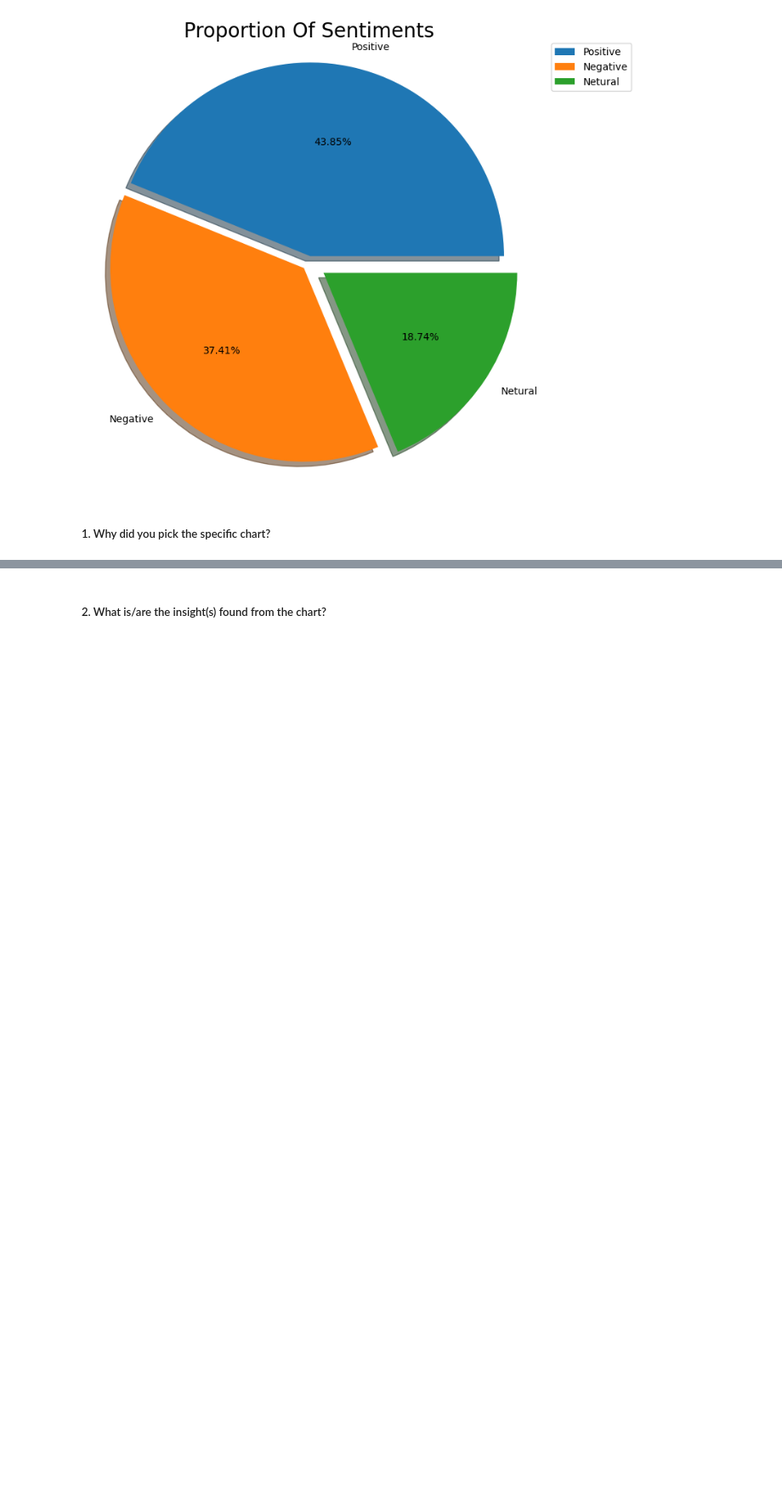
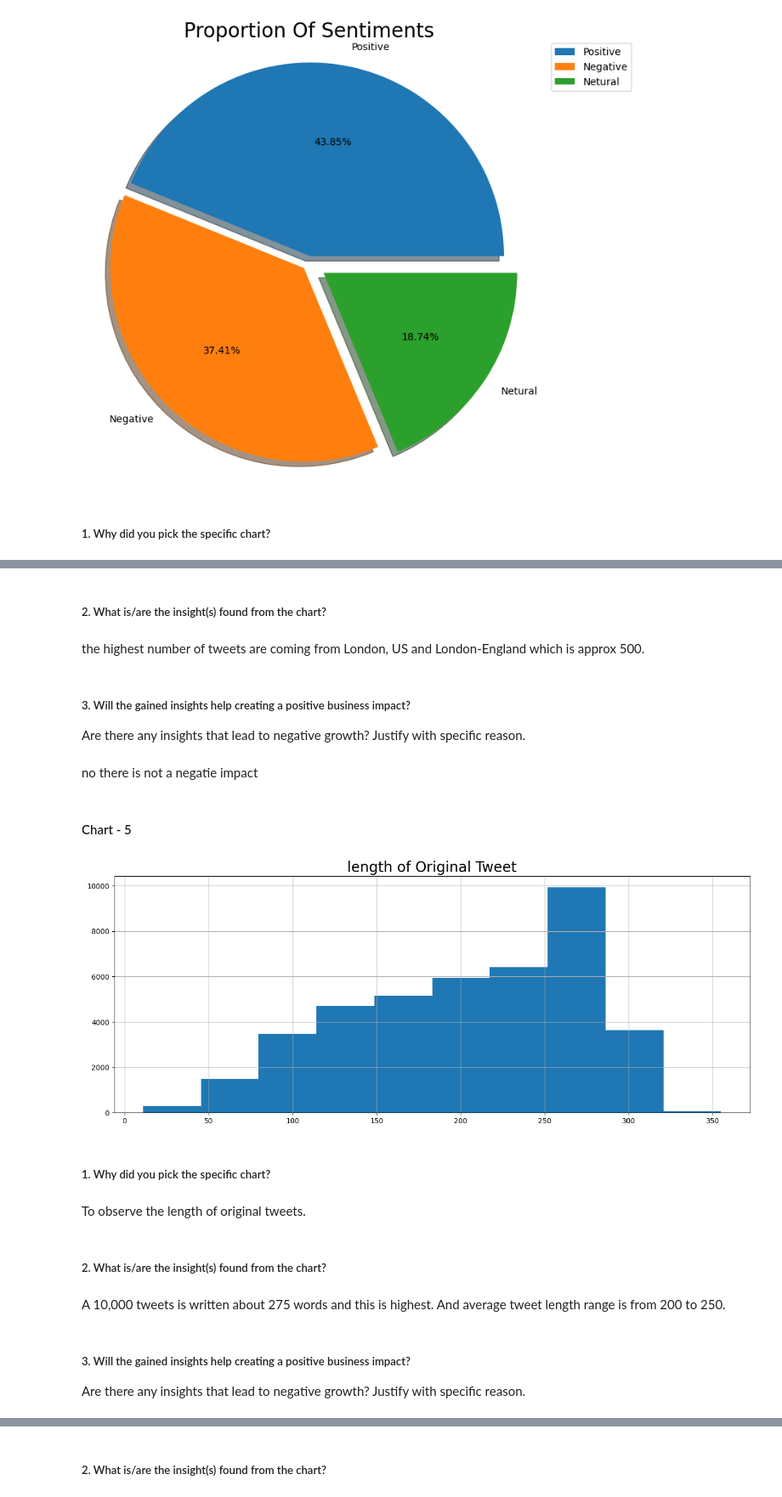
Before and after one commit to khalilkhan1111/corona_virus_tweet_setiment_analysis, a Jupyter notebook: Corona_virus_Tweet_Sentiment_Analysis.ipynb, the cells around one changed output, grey strips where cells are left out. Shown at 85% size. Cells and saved outputs as stored; diff of their text form; code cells hidden in the pictures; blank space fills up the shorter version.

```diff
--- a/Corona_virus_Tweet_Sentiment_Analysis.ipynb
+++ b/Corona_virus_Tweet_Sentiment_Analysis.ipynb
@@ -374,0 +449,32 @@ Answer Here.
+# %% [markdown]
+##### 2. What is/are the insight(s) found from the chart?
+# %% [markdown]
+the highest number of tweets are coming from London, US and London-England which is approx 500.
+# %% [markdown]
+##### 3. Will the gained insights help creating a positive business impact?
+Are there any insights that lead to negative growth? Justify with specific reason.
+# %% [markdown]
+no there is not a negatie impact
+# %% [markdown]
+#### Chart - 5
+# %%
+# Chart - 5 visualization code
+#plot of the length of OriginalTweet.
+plt.figure(figsize=(16,6))
+plt.grid()
+plt.title('length of Original Tweet', fontsize = 20)
+plt.hist(df['OriginalTweet'].str.len())
+plt.show()
+# %% [output]
+[figure, added]
+# %% [markdown]
+##### 1. Why did you pick the specific chart?
+# %% [markdown]
+To observe the length of original tweets.
+# %% [markdown]
+##### 2. What is/are the insight(s) found from the chart?
+# %% [markdown]
+A 10,000 tweets is written about 275 words and this is highest. And average tweet length range is from 200 to 250.
+# %% [markdown]
+##### 3. Will the gained insights help creating a positive business impact?
+Are there any insights that lead to negative growth? Justify with specific reason.
```
Also changed, not shown: parts of 86 cells of this notebook.
